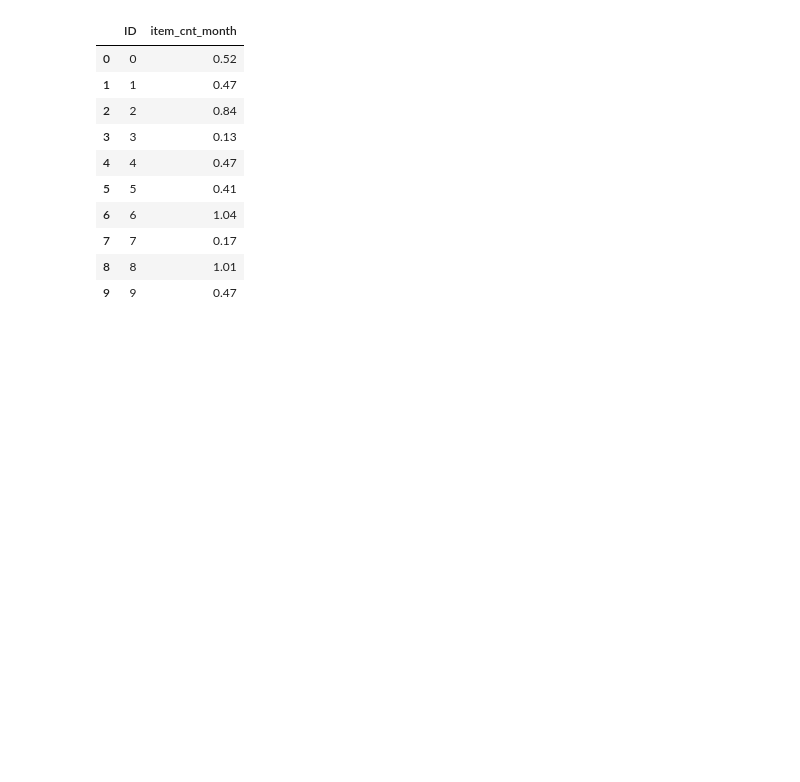
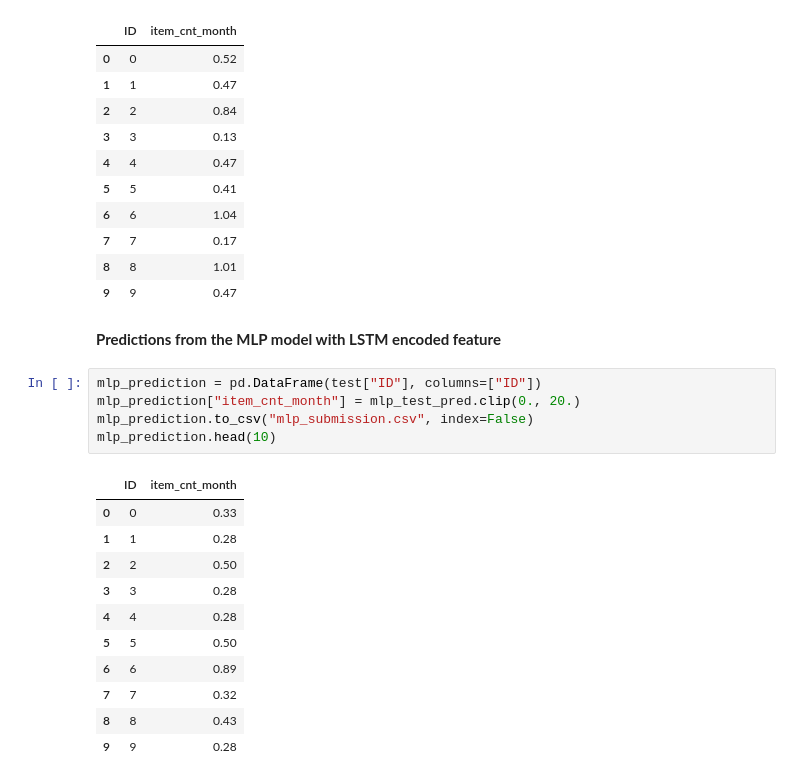
Before and after one commit to AiJared/time-series-forecasting-with-lstm-autoencoders, a Jupyter notebook: Time_Series_Forecasting_with_LSTM_Autoencoders.ipynb, the cells around one changed output. Drawn from its saved outputs; the diff is of its cells as text; blank space fills up the shorter version.

Commit message:
Predictions from the MLP model with LSTM encoded feature

```diff
--- a/Time_Series_Forecasting_with_LSTM_Autoencoders.ipynb
+++ b/Time_Series_Forecasting_with_LSTM_Autoencoders.ipynb
@@ -695,3 +695,22 @@ lstm_prediction.head(10)
 | 7 | 7 | 0.17 |
 | 8 | 8 | 1.01 |
 | 9 | 9 | 0.47 |
+# %% [markdown]
+**Predictions from the MLP model with LSTM encoded feature**
+# %%
+mlp_prediction = pd.DataFrame(test["ID"], columns=["ID"])
+mlp_prediction["item_cnt_month"] = mlp_test_pred.clip(0., 20.)
+mlp_prediction.to_csv("mlp_submission.csv", index=False)
+mlp_prediction.head(10)
+# %% [output]
+|  | ID | item_cnt_month |
+| 0 | 0 | 0.33 |
+| 1 | 1 | 0.28 |
+| 2 | 2 | 0.50 |
+| 3 | 3 | 0.28 |
+| 4 | 4 | 0.28 |
+| 5 | 5 | 0.50 |
+| 6 | 6 | 0.89 |
+| 7 | 7 | 0.32 |
+| 8 | 8 | 0.43 |
+| 9 | 9 | 0.28 |
```
